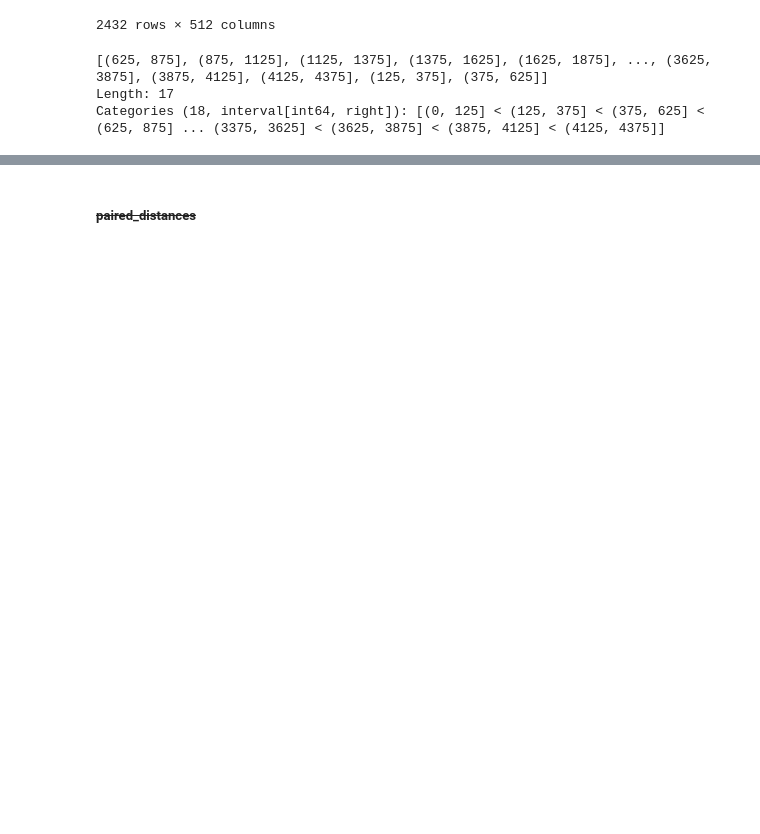
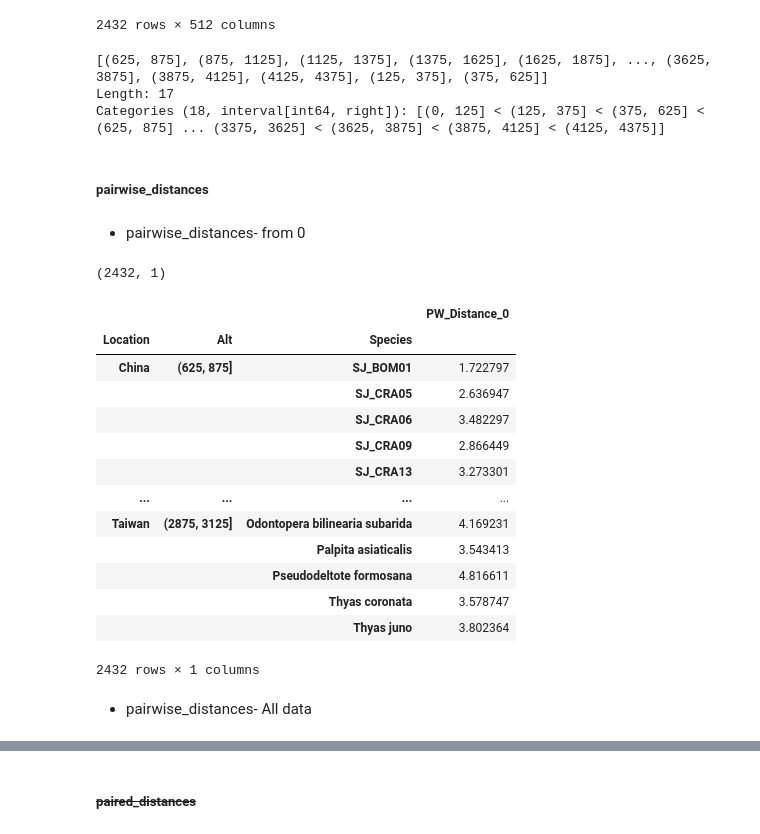
Before and after one commit to YunghuiHsu/Moth_Project, a Jupyter notebook: Moth_thermal/vsc/explore_LatentSpace.ipynb, the cells around one changed output, grey strips where cells are left out. Cells and saved outputs as stored; diff of their text form; code cells hidden in the pictures; blank space fills up the shorter version.

```diff
--- a/Moth_thermal/vsc/explore_LatentSpace.ipynb
+++ b/Moth_thermal/vsc/explore_LatentSpace.ipynb
@@ -971,3 +970,7 @@ Alt_labels
 [(625, 875], (875, 1125], (1125, 1375], (1375, 1625], (1625, 1875], ..., (3625, 3875], (3875, 4125], (4125, 4375], (125, 375], (375, 625]]
 Length: 17
 Categories (18, interval[int64, right]): [(0, 125] < (125, 375] < (375, 625] < (625, 875] ... (3375, 3625] < (3625, 3875] < (3875, 4125] < (4125, 4375]]
+# %% [markdown]
+##### pairwise_distances
+# %% [markdown]
+- pairwise_distances- from 0
@@ -973,0 +979,28 @@ Categories (18, interval[int64, right]): [(0, 125] < (125, 375] < (375, 625] < (
+# %%
+# 與0的距離
+distances_matrix = pairwise_distances(df_coding_sp_median, np.zeros((1,512)), metric="euclidean")
+print(distances_matrix.shape)
+
+colname = 'PW_Distance_0'
+
+df_dis_0 = pd.DataFrame(distances_matrix,
+                      index= df_coding_sp_median.index,
+                    #   columns=[colname]
+                      ).set_axis([colname], axis=1)
+df_dis_0
+# %% [output]
+(2432, 1)
+|  |  |  | PW_Distance_0 |
+| Location | Alt | Species |  |
+| China | (625, 875] | SJ_BOM01 | 1.722797 |
+|  |  | SJ_CRA05 | 2.636947 |
+|  |  | SJ_CRA06 | 3.482297 |
+|  |  | SJ_CRA09 | 2.866449 |
+|  |  | SJ_CRA13 | 3.273301 |
+| ... | ... | ... | ... |
+| Taiwan | (2875, 3125] | Odontopera bilinearia subarida | 4.169231 |
+|  |  | Palpita asiaticalis | 3.543413 |
+|  |  | Pseudodeltote formosana | 4.816611 |
+|  |  | Thyas coronata | 3.578747 |
+|  |  | Thyas juno | 3.802364 |
+2432 rows × 1 columns
@@ -973,0 +1023,2 @@ Categories (18, interval[int64, right]): [(0, 125] < (125, 375] < (375, 625] < (
+# %% [markdown]
+- pairwise_distances- All data
```
Also changed, not shown: parts of 28 cells of this notebook.
